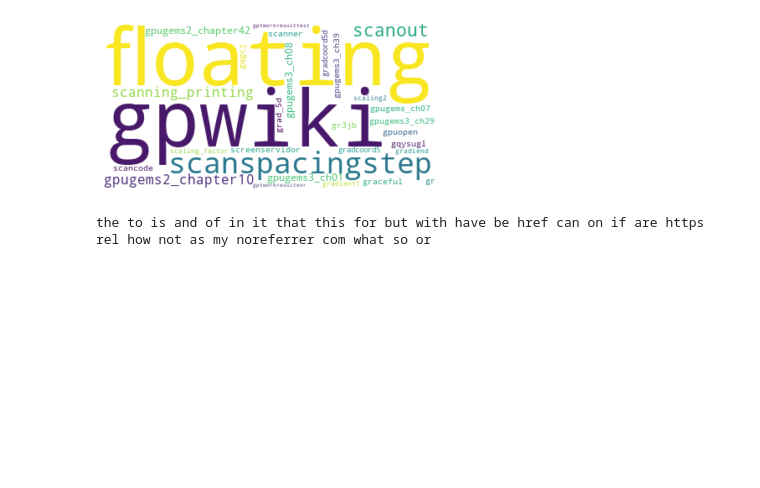
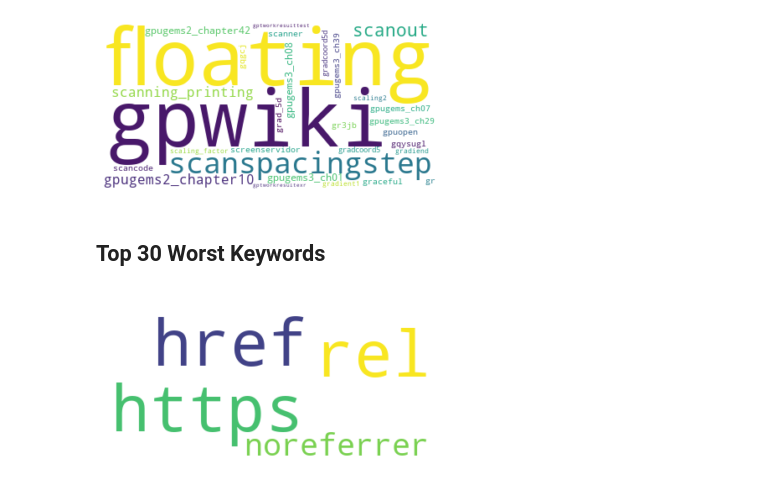
Before and after one commit to d471061c/Stackdata, a Jupyter notebook: StackData.ipynb, the cells around one changed output. Cells and saved outputs as stored; diff of their text form; code cells hidden in the pictures; blank space fills up the shorter version.

```diff
--- a/StackData.ipynb
+++ b/StackData.ipynb
@@ -241,8 +243,9 @@ def get_features(frame):
 convert_to_wordcloud(get_features(top_30))
 # %% [output]
 [figure]
-# %%
-print(get_features(worst_30))
-#convert_to_wordcloud(get_features(worst_30))
-# %% [output]
-the to is and of in it that this for but with have be href can on if are https rel how not as my noreferrer com what so or
+# %% [markdown]
+## Top 30 Worst Keywords
+# %%
+convert_to_wordcloud(get_features(worst_30))
+# %% [output]
+[figure, added]
```
Also changed, not shown: parts of 1 cell of this notebook.
